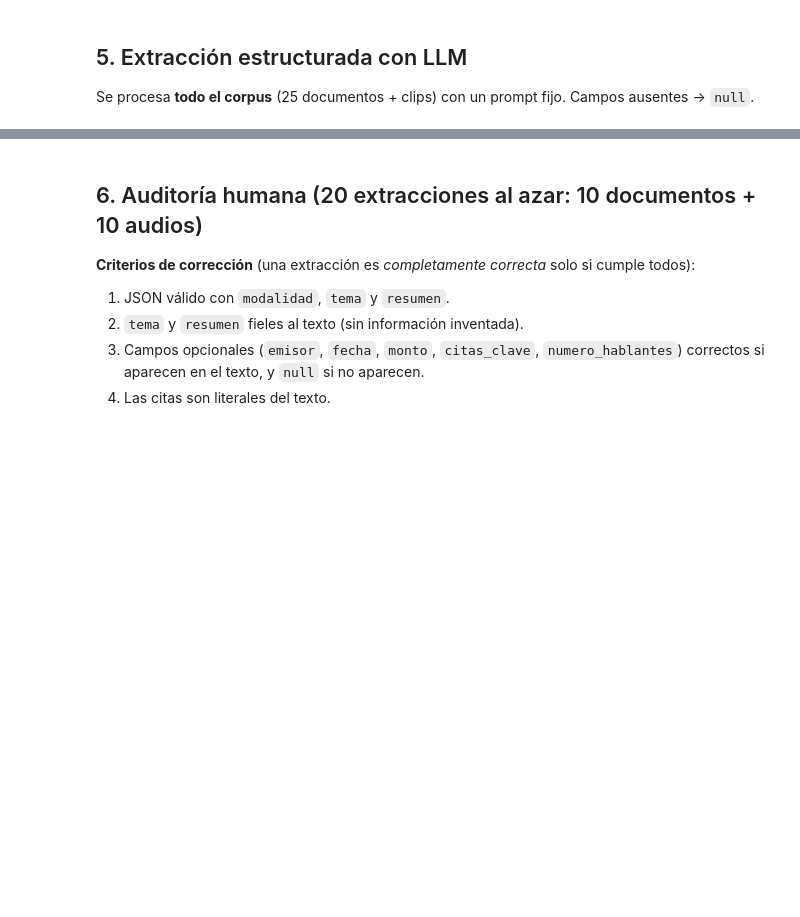
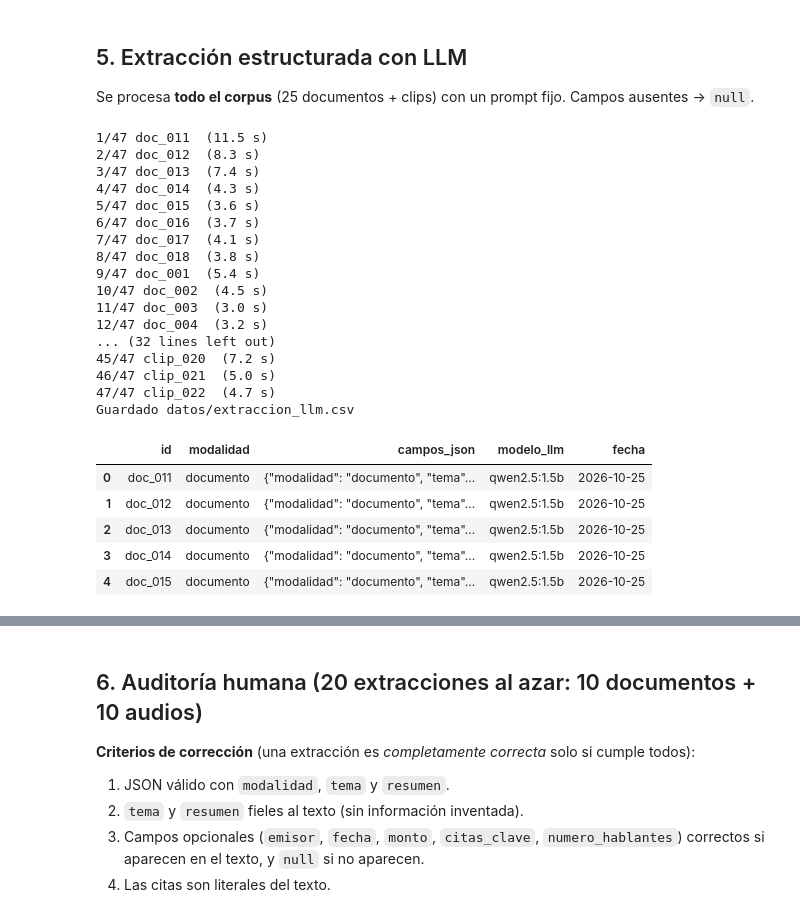
Before and after one commit to estefmej/Tarea_2, a Jupyter notebook: 02_evaluacion.ipynb, the cells around one changed output, grey strips where cells are left out. Drawn from its saved outputs; the diff is of its cells as text; code cells hidden in the pictures; blank space fills up the shorter version.

```diff
--- a/02_evaluacion.ipynb
+++ b/02_evaluacion.ipynb
@@ -464,37 +498,77 @@ Guardado datos/resultados_eval.csv
 ## 5. Extracción estructurada con LLM
 Se procesa **todo el corpus** (25 documentos + clips) con un prompt fijo. Campos ausentes → `null`.
 # %%
-import requests
+import requests, json
+from datetime import date
 
-PROMPT = '''Eres un extractor de información. Devuelve SOLO un objeto JSON válido, sin texto adicional.
+LLM = {"modelo": "qwen2.5:1.5b", "url": "http://localhost:11434/api/generate"}   # Ollama local
+assert requests.get("http://localhost:11434/api/tags", timeout=5).ok, "Ollama no está corriendo"
+
+PROMPT = """Eres un extractor de información. Devuelve SOLO un objeto JSON válido, sin texto adicional.
 Modalidad: {modalidad}
 Reglas:
-- Incluye siempre: "modalidad", "tema" (máx. 5 palabras), "resumen" (1-2 oraciones).
-- Si es documento: "emisor", "fecha", "monto" SOLO si aparecen literalmente en el texto; si no, null.
-- Si es audio: "numero_hablantes" (entero, según marcas [HABLANTE_X] si existen) y
-  "citas_clave" (lista de hasta 3 frases copiadas literalmente del texto); si no se pueden sustentar, null.
-- No inventes campos ni valores.
+- Incluye siempre "modalidad", "tema" (máximo 5 palabras) y "resumen" (1 o 2 oraciones).
+- Si es documento: "emisor", "fecha" y "monto" SOLO si aparecen literalmente en el texto; si no, null.
+- Si es audio: "numero_hablantes" (entero, según marcas [HABLANTE_X] si existen) y "citas_clave"
+  (lista de hasta 3 frases copiadas literalmente del texto); si no se pueden sustentar, null.
+- No inventes campos ni valores. Responde en español.
 Texto:
-"""{texto}"""'''
+\"\"\"{texto}\"\"\""""
+
+CAMPOS = {"documento": ["modalidad", "tema", "resumen", "emisor", "fecha", "monto"],
+          "audio":     ["modalidad", "tema", "resumen", "numero_hablantes", "citas_clave"]}
 
 def extraer(texto, modalidad):
-    r = requests.post(LLM["url"], json={"model": LLM["modelo"], "format": "json", "stream": False,
-                                        "options": {"temperature": 0},
-                                        "prompt": PROMPT.format(modalidad=modalidad, texto=texto[:6000])},
-                      timeout=300)
+    r = requests.post(LLM["url"], timeout=300, json={
+        "model": LLM["modelo"], "format": "json", "stream": False,
+        "options": {"temperature": 0, "num_predict": 400},
+        "prompt": PROMPT.format(modalidad=modalidad, texto=texto[:4000])})
     try:
-        return json.loads(r.json()["response"])
-    except json.JSONDecodeError:
-        return {"error": "json_invalido"}
+        datos = json.loads(r.json()["response"])
+    except (json.JSONDecodeError, KeyError):
+        datos = {}
+    salida = {k: datos.get(k) for k in CAMPOS[modalidad]}   # solo campos permitidos; ausentes → null
+    salida["modalidad"] = modalidad
+    return salida
 
-entradas = [(r[DOC_ID], "documento", r[DOC_TEXTO]) for _, r in docs.iterrows()] + \
-           [(r[AUD_ID], "audio", r[AUD_TEXTO]) for _, r in audio.iterrows()]
+# Todo el corpus de la Parte 1 (textos ya seudonimizados)
+docs_all, aud_all = pd.read_csv(DOCS_CSV), pd.read_csv(AUDIO_CSV)
+entradas = [(r[DOC_ID], "documento", r[DOC_TEXTO]) for _, r in docs_all.iterrows()] + \
+           [(r[AUD_ID], "audio", r[AUD_TEXTO]) for _, r in aud_all.iterrows()]
 
 filas = []
-for id_, mod, txt in entradas:
-    filas.append({"id": id_, "modalidad": mod,
-                  "campos_json": json.dumps(extraer(str(txt), mod), ensure_ascii=False),
+for i, (id_, mod, txt) in enumerate(entradas, 1):
+    t0 = time.perf_counter()
+    campos = extraer(seudonimizar("" if pd.isna(txt) else txt), mod)
+    filas.append({"id": id_, "modalidad": mod, "campos_json": json.dumps(campos, ensure_ascii=False),
                   "modelo_llm": LLM["modelo"], "fecha": date.today().isoformat()})
+    print(f"{i}/{len(entradas)} {id_}  ({time.perf_counter() - t0:.1f} s)")
+
 extraccion = pd.DataFrame(filas)
 extraccion.to_csv(EXTRACCION_CSV, index=False)
+print("Guardado", EXTRACCION_CSV)
 extraccion.head()
+# %% [output]
+1/47 doc_011  (11.5 s)
+2/47 doc_012  (8.3 s)
+3/47 doc_013  (7.4 s)
+4/47 doc_014  (4.3 s)
+5/47 doc_015  (3.6 s)
+6/47 doc_016  (3.7 s)
+7/47 doc_017  (4.1 s)
+8/47 doc_018  (3.8 s)
+9/47 doc_001  (5.4 s)
+10/47 doc_002  (4.5 s)
+11/47 doc_003  (3.0 s)
+12/47 doc_004  (3.2 s)
+... (32 lines left out)
+45/47 clip_020  (7.2 s)
+46/47 clip_021  (5.0 s)
+47/47 clip_022  (4.7 s)
+Guardado datos/extraccion_llm.csv
+|  | id | modalidad | campos_json | modelo_llm | fecha |
+| 0 | doc_011 | documento | {"modalidad": "documento", "tema"... | qwen2.5:1.5b | 2026-10-25 |
+| 1 | doc_012 | documento | {"modalidad": "documento", "tema"... | qwen2.5:1.5b | 2026-10-25 |
+| 2 | doc_013 | documento | {"modalidad": "documento", "tema"... | qwen2.5:1.5b | 2026-10-25 |
+| 3 | doc_014 | documento | {"modalidad": "documento", "tema"... | qwen2.5:1.5b | 2026-10-25 |
+| 4 | doc_015 | documento | {"modalidad": "documento", "tema"... | qwen2.5:1.5b | 2026-10-25 |
```
Also changed, not shown: parts of 14 cells of this notebook, 5 other files.
